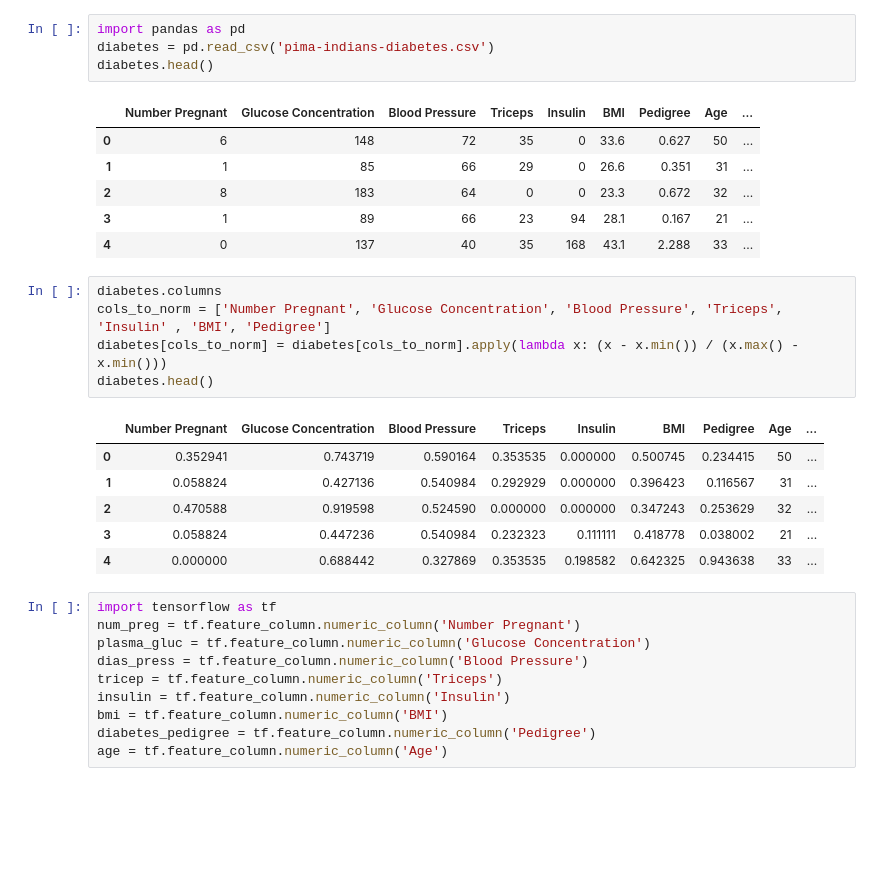
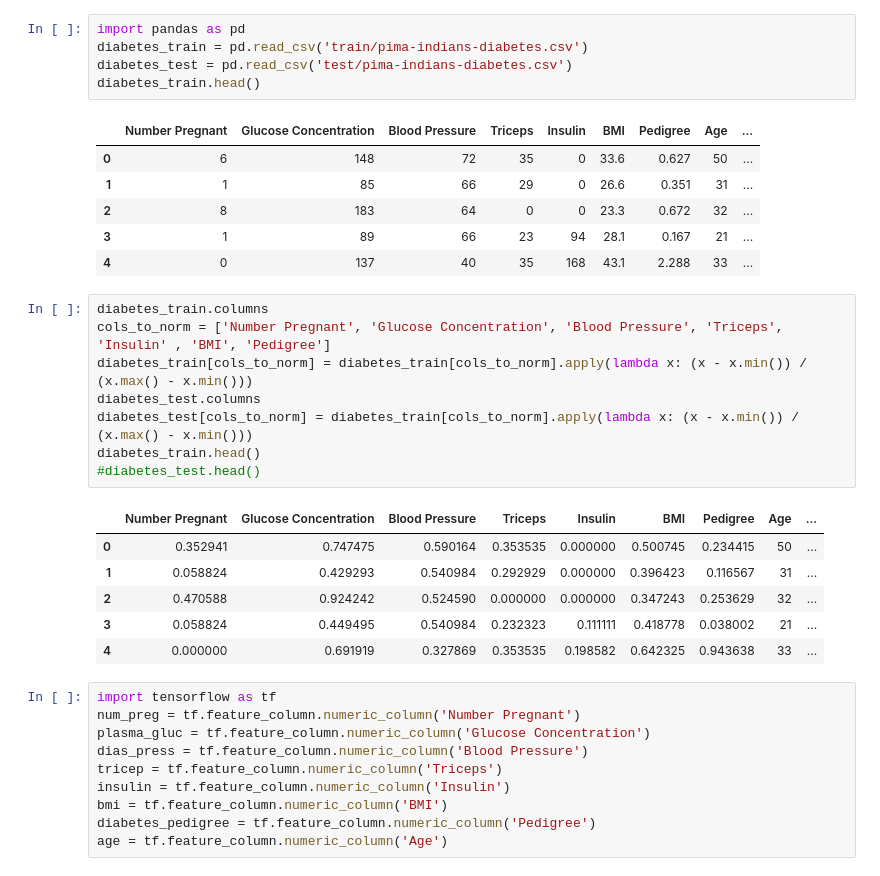
Before and after one commit to jagumiel/Artificial-Intelligence, a Jupyter notebook: Diabetes-diag/diabetes-Model_and_Test.ipynb, the cells around one changed output. Saved outputs shown, nothing was run; the diff lists cells and outputs as text; blank space fills up the shorter version.

```diff
--- a/Diabetes-diag/diabetes-Model_and_Test.ipynb
+++ b/Diabetes-diag/diabetes-Model_and_Test.ipynb
@@ -1,7 +1,8 @@
 # %%
 import pandas as pd
-diabetes = pd.read_csv('pima-indians-diabetes.csv')
-diabetes.head()
+diabetes_train = pd.read_csv('train/pima-indians-diabetes.csv')
+diabetes_test = pd.read_csv('test/pima-indians-diabetes.csv')
+diabetes_train.head()
 # %% [output]
 |  | Number Pregnant | Glucose Concentration | Blood Pressure | Triceps | Insulin | BMI | Pedigree | Age | ... |
 | 0 | 6 | 148 | 72 | 35 | 0 | 33.6 | 0.627 | 50 | ... |
@@ -10,17 +11,20 @@ diabetes.head()
 | 3 | 1 | 89 | 66 | 23 | 94 | 28.1 | 0.167 | 21 | ... |
 | 4 | 0 | 137 | 40 | 35 | 168 | 43.1 | 2.288 | 33 | ... |
 # %%
-diabetes.columns
+diabetes_train.columns
 cols_to_norm = ['Number Pregnant', 'Glucose Concentration', 'Blood Pressure', 'Triceps', 'Insulin' , 'BMI', 'Pedigree']
-diabetes[cols_to_norm] = diabetes[cols_to_norm].apply(lambda x: (x - x.min()) / (x.max() - x.min()))
-diabetes.head()
+diabetes_train[cols_to_norm] = diabetes_train[cols_to_norm].apply(lambda x: (x - x.min()) / (x.max() - x.min()))
+diabetes_test.columns
+diabetes_test[cols_to_norm] = diabetes_train[cols_to_norm].apply(lambda x: (x - x.min()) / (x.max() - x.min()))
+diabetes_train.head()
+#diabetes_test.head()
 # %% [output]
 |  | Number Pregnant | Glucose Concentration | Blood Pressure | Triceps | Insulin | BMI | Pedigree | Age | ... |
-| 0 | 0.352941 | 0.743719 | 0.590164 | 0.353535 | 0.000000 | 0.500745 | 0.234415 | 50 | ... |
-| 1 | 0.058824 | 0.427136 | 0.540984 | 0.292929 | 0.000000 | 0.396423 | 0.116567 | 31 | ... |
-| 2 | 0.470588 | 0.919598 | 0.524590 | 0.000000 | 0.000000 | 0.347243 | 0.253629 | 32 | ... |
-| 3 | 0.058824 | 0.447236 | 0.540984 | 0.232323 | 0.111111 | 0.418778 | 0.038002 | 21 | ... |
-| 4 | 0.000000 | 0.688442 | 0.327869 | 0.353535 | 0.198582 | 0.642325 | 0.943638 | 33 | ... |
+| 0 | 0.352941 | 0.747475 | 0.590164 | 0.353535 | 0.000000 | 0.500745 | 0.234415 | 50 | ... |
+| 1 | 0.058824 | 0.429293 | 0.540984 | 0.292929 | 0.000000 | 0.396423 | 0.116567 | 31 | ... |
+| 2 | 0.470588 | 0.924242 | 0.524590 | 0.000000 | 0.000000 | 0.347243 | 0.253629 | 32 | ... |
+| 3 | 0.058824 | 0.449495 | 0.540984 | 0.232323 | 0.111111 | 0.418778 | 0.038002 | 21 | ... |
+| 4 | 0.000000 | 0.691919 | 0.327869 | 0.353535 | 0.198582 | 0.642325 | 0.943638 | 33 | ... |
 # %%
 import tensorflow as tf
 num_preg = tf.feature_column.numeric_column('Number Pregnant')
```
Also changed, not shown: parts of 6 cells of this notebook, 5 other files.
